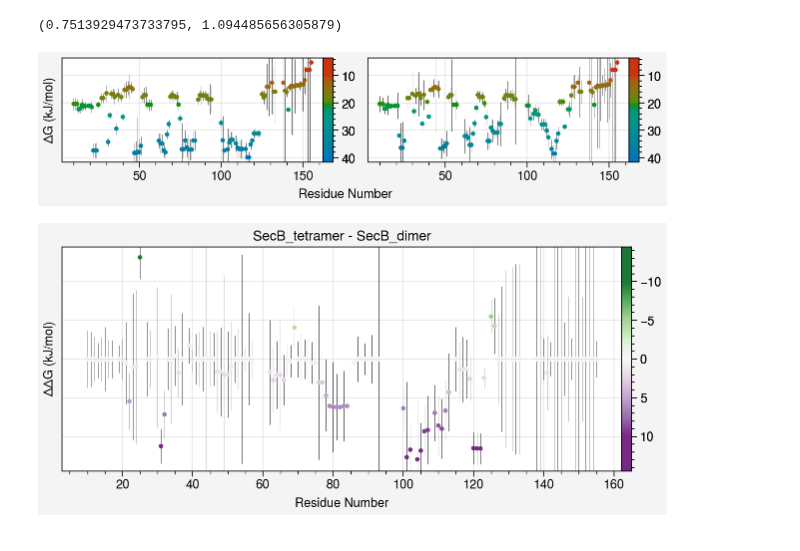
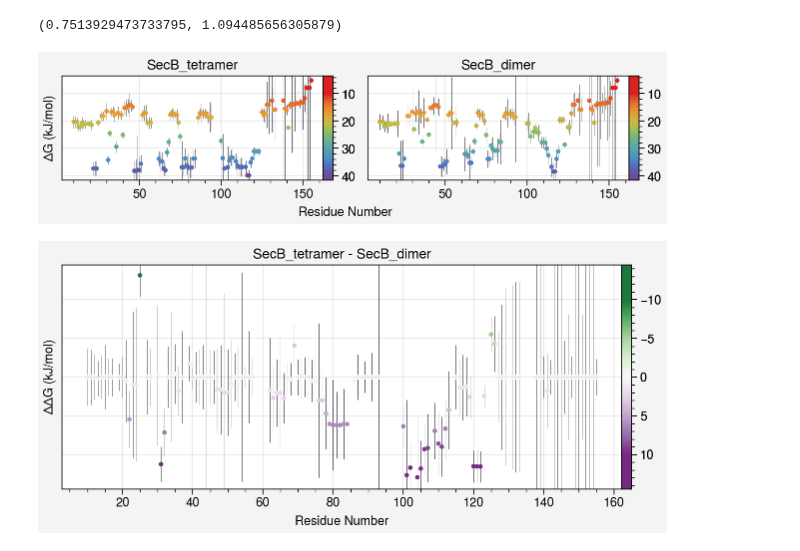
Before and after one commit to Jhsmit/PyHDX, a Jupyter notebook: docs/examples/04_plot_output.ipynb, the cells around one changed output. Cells and saved outputs as stored; diff of their text form; code cells hidden in the pictures.

```diff
--- a/docs/examples/04_plot_output.ipynb
+++ b/docs/examples/04_plot_output.ipynb
@@ -56,7 +64,7 @@ fitresult.mse_loss, fitresult.total_loss
 # %% [output]
 (0.7513929473733795, 1.094485656305879)
 # %%
-fig, axes, cbars = dG_scatter_figure(fitresult.output.df)
+fig, axes, cbars = dG_scatter_figure(fitresult.output)
 # %% [output]
-[figure, old version]
+[figure, new version]
 # %%
```
Also changed, not shown: parts of 7 cells of this notebook, 2 other files.
